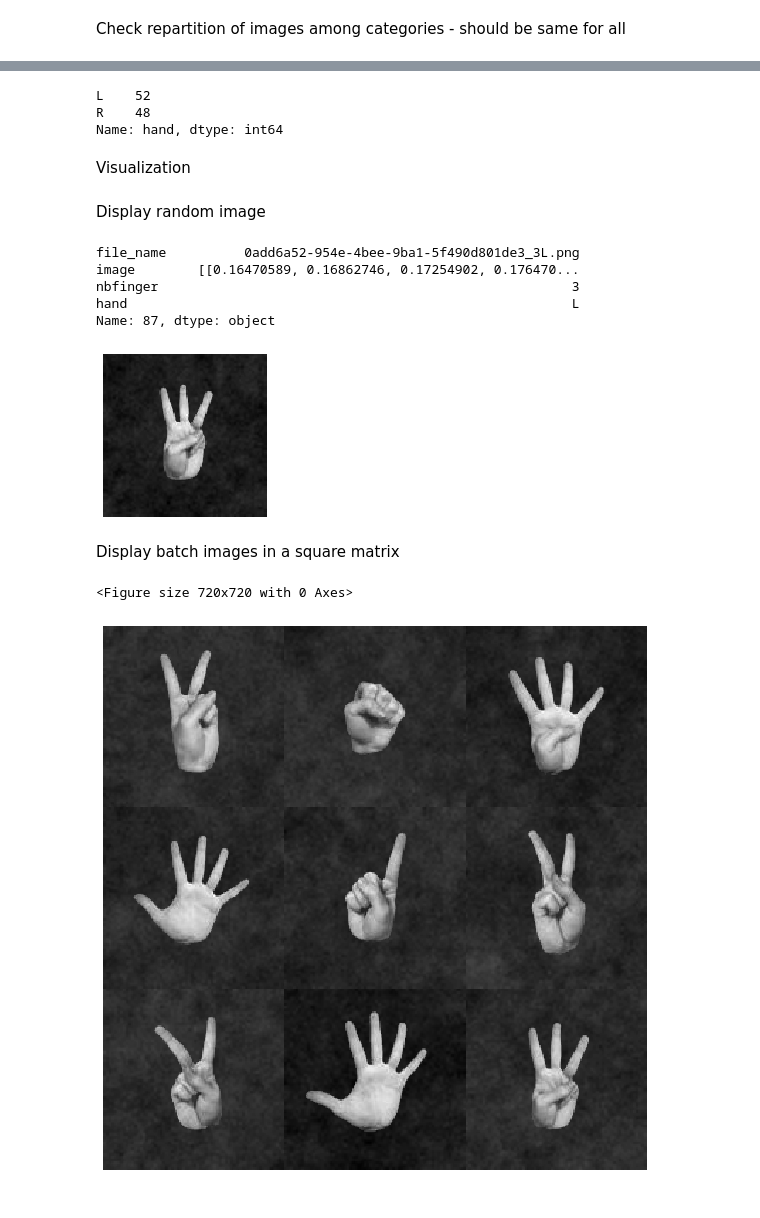
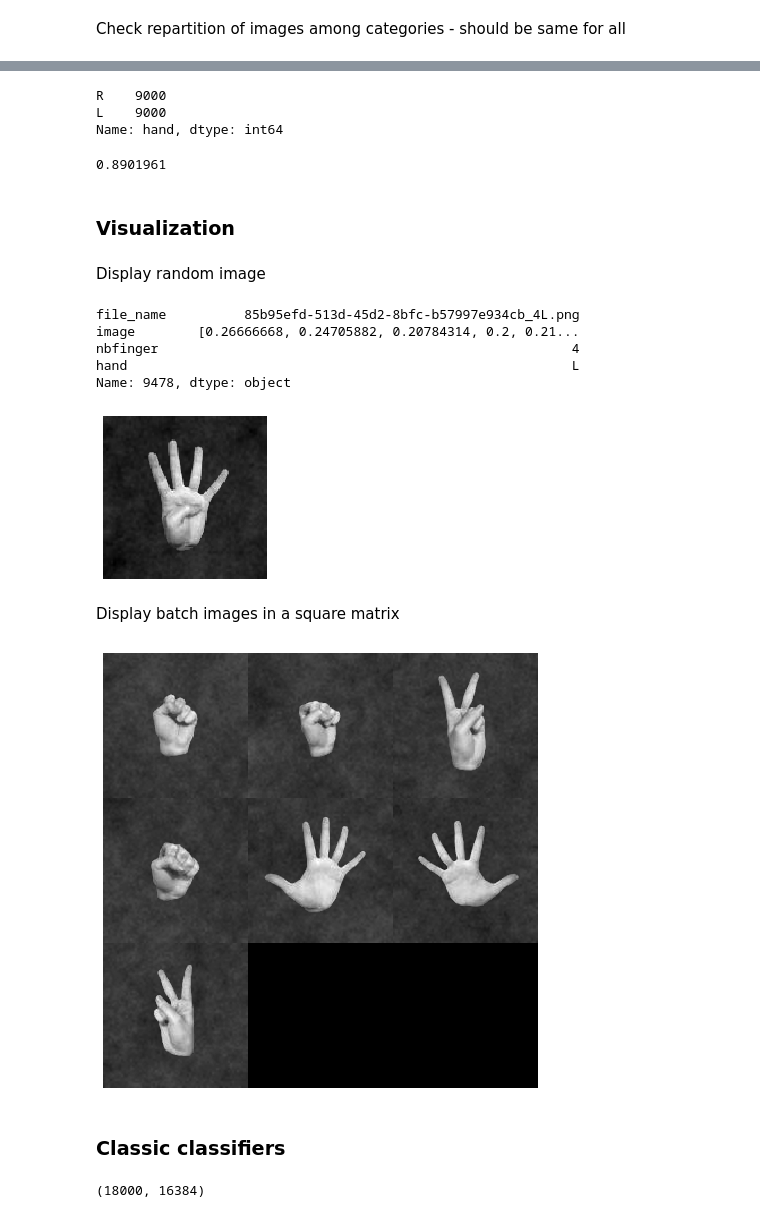
Before and after one commit to rezar12/DataScience_and_ANN, a Jupyter notebook: finger_reko/finger_recognition.ipynb, the cells around one changed output, grey strips where cells are left out. Cells and saved outputs as stored; diff of their text form; code cells hidden in the pictures.

```diff
--- a/finger_reko/finger_recognition.ipynb
+++ b/finger_reko/finger_recognition.ipynb
@@ -16,7 +16,9 @@ Create DF from dataset using images in folder
 # %%
-DATASET_TRAIN_PATH = './DataSet/sample/'
+DATASET_TRAIN_PATH = './DataSet/train/'
+DATASET_TEST_PATH = './DataSet/test/'
+DATASET_SAMPLE_PATH = './DataSet/sample/'
 
-def create_df_from_images(ds_path=DATASET_TRAIN_PATH):
+def create_df_from_images(ds_path):
 
     files = os.scandir(ds_path)
     train = pd.DataFrame(columns=['file_name','image','nbfinger','hand'])
@@ -27,8 +29,9 @@ def create_df_from_images(ds_path=DATASET_TRAIN_PATH):
             complete_fname = os.path.join(ds_path,fname)
             root,ext = os.path.splitext(fname)
             image = img.imread(complete_fname)
+            flat_image = image.flatten()
             train.loc[idx,'file_name'] = fname
-            train.loc[idx,'image'] = image
+            train.loc[idx,'image'] = flat_image
             train.loc[idx,'nbfinger'] = root[-2:-1]
             train.loc[idx,'hand'] = root[-1:]
 
@@ -38,6 +41,7 @@ def create_df_from_images(ds_path=DATASET_TRAIN_PATH):
 
 t1 = time.time()
 train = create_df_from_images(DATASET_TRAIN_PATH)
+test = create_df_from_images(DATASET_TEST_PATH)
 t2 = time.time()
 print('dataset created in %.2f seconds' %(t2 - t1))
 # %% [output]
@@ -57,16 +63,22 @@ Name: nbfinger, dtype: int64
 # %%
 train['hand'].value_counts()
 # %% [output]
-L    52
-R    48
+R    9000
+L    9000
 Name: hand, dtype: int64
-# %% [markdown]
-Visualization
+# %%
+train.loc[3,'image'].max()
+# %% [output]
+0.8901961
+# %% [markdown]
+### Visualization
 # %% [markdown]
 Display random image
 # %%
 def plot_image(image):
-    plt.imshow(image, cmap = mpl.cm.gray);
+    size = int(math.sqrt(len(image)))
+    image_view = image.reshape(size,size)
+    plt.imshow(image_view, cmap = mpl.cm.gray);
     plt.axis("off")
 
 randidx = random.randint(0,len(train))
@@ -75,36 +87,44 @@ print(train.loc[randidx,:])
 plt.figure(figsize=(3,3))
 plot_image(image)
 # %% [output]
-file_name          0add6a52-954e-4bee-9ba1-5f490d801de3_3L.png
-image        [[0.16470589, 0.16862746, 0.17254902, 0.176470...
-nbfinger                                                     3
+file_name          85b95efd-513d-45d2-8bfc-b57997e934cb_4L.png
+image        [0.26666668, 0.24705882, 0.20784314, 0.2, 0.21...
+nbfinger                                                     4
 hand                                                         L
-Name: 87, dtype: object
+Name: 9478, dtype: object
-[figure, old version]
+[figure, new version]
 # %% [markdown]
 Display batch images in a square matrix
 # %%
-def plot_square_of_images(images):
-
+def plot_square_of_images(images,size=128):
+    size=int(math.sqrt(len(images[0])))
     squaresize = math.ceil(math.sqrt(len(images)))
     im_row = []
     for row in range(squaresize):
         im_col=[]
         for col in range(squaresize):
             if col + squaresize * row < len(images):
                 im = images.loc[col + squaresize * row]
+                im = im.reshape(size,size)
             else:
-                im = np.zeros((128,128))
+                im = np.zeros((size,size))
             im_col.append(im)
         rowofimages = np.concatenate(im_col,axis=1)
         im_row.append(rowofimages)
     squareofimages = np.concatenate(im_row,axis=0)
+    flat_squareofimages = squareofimages.flatten()
+    plot_image(flat_squareofimages)
 
-    return squareofimages
+images = train.loc[:6,'image']
 
-images = train.loc[:8,'image']
-plt.figure(figsize=(10,10))
-plot_images(images)
+plt.figure(figsize=(8,8))
+plot_square_of_images(images)
 # %% [output]
-<Figure size 720x720 with 0 Axes>
-[figure, old version]
+[figure, new version]
+# %% [markdown]
+### Classic classifiers
+# %%
+xtrain = np.vstack(train['image'])
+xtrain.shape
+# %% [output]
+(18000, 16384)
```
Also changed, not shown: parts of 13 cells of this notebook.
